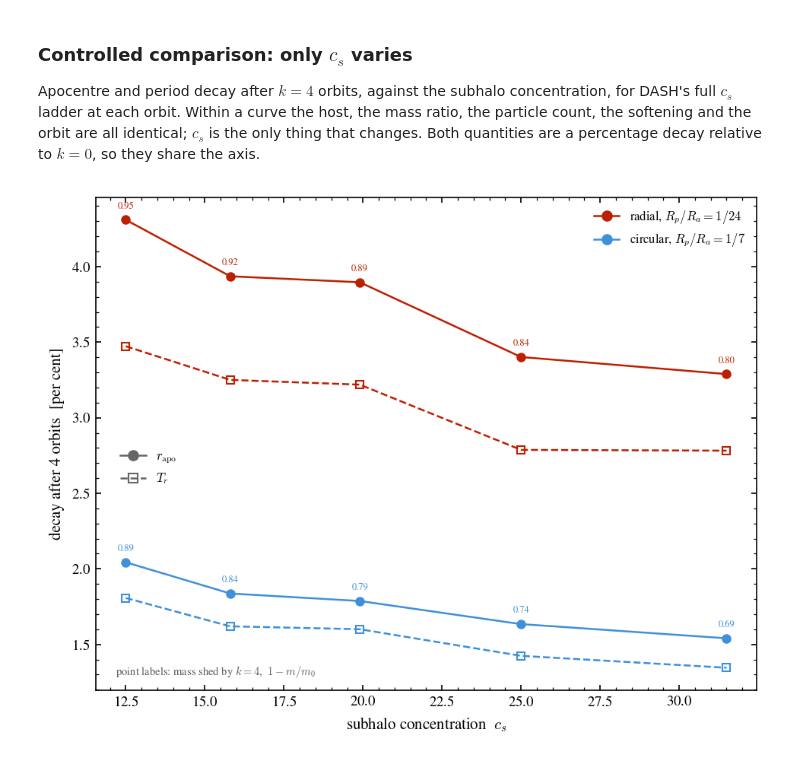
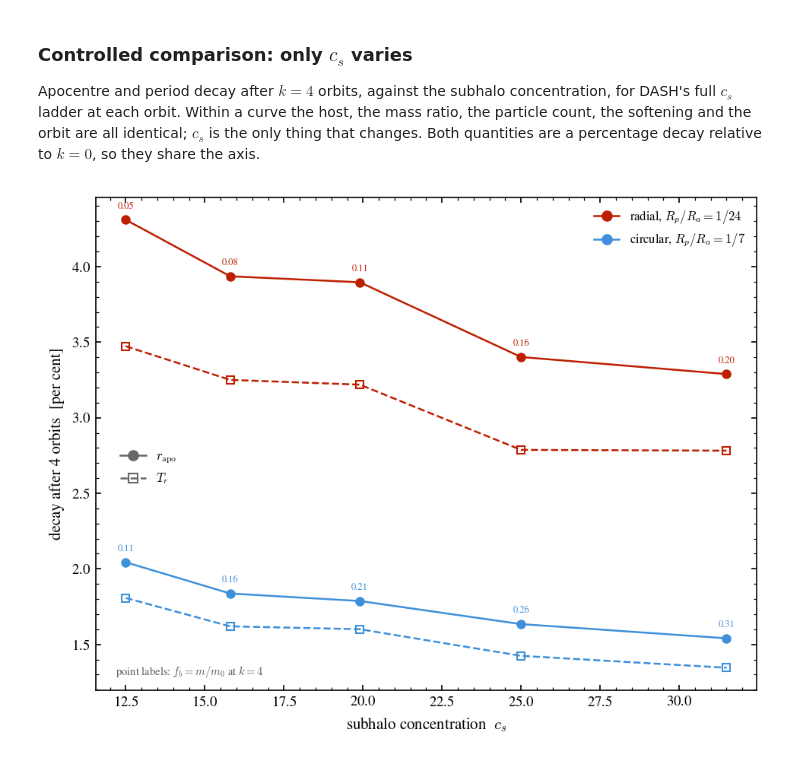
Before and after one commit to fabiokung/SatGen, a Jupyter notebook: subhalo_nbody_orbits.ipynb, the cells around one changed output. Saved outputs shown, nothing was run; the diff lists cells and outputs as text; code cells hidden in the pictures.

```diff
--- a/subhalo_nbody_orbits.ipynb
+++ b/subhalo_nbody_orbits.ipynb
@@ -191,7 +191,7 @@ fig, axes = plt.subplots(1, 2, figsize=(12, 5))
 
 X, Y = [], []
 for lab, color, mk, ls, ra, m in series:
-    axes[0].plot(1. - m / m[0], ra / ra[0], ls, marker=mk, ms=4, color=color,
+    axes[0].plot(m / m[0], ra / ra[0], ls, marker=mk, ms=4, color=color,
                  alpha=0.85, label=lab)
     dlnr = -np.diff(np.log(ra))
     dlnm = -np.diff(np.log(m))
@@ -209,7 +209,7 @@ axes[1].plot(xf, 10.**icpt * xf**slope, '-', lw=1.2, color='0.35', zorder=0,
              label=r'fit: slope $%.2f$, Pearson $\rho$ (log-log) $=%.2f$, $n=%d$'
                    % (slope, rho, ok.sum()))
 
-axes[0].set_xlabel(r'mass shed since infall,  $1 - m/m_0$')
+axes[0].set_xlabel(r'bound fraction,  $f_b = m/m_0$')
 axes[0].set_ylabel(r'$r_{\rm apo}\,/\,r_{\rm apo}(0)$')
 axes[0].axhline(1., ls=':', lw=1, color='0.6')
 axes[0].set_title('cumulative', loc='left', fontsize=9)
@@ -239,39 +239,39 @@ CONTROLLED = [('radial, $R_p/R_a=1/24$', 1.15, 0.2, '#' + RADIAL[0]),
 fig, ax = plt.subplots(figsize=(6.5, 5))
 
 for oname, xc, eta, color in CONTROLLED:
-    dec_r, dec_T, shed = [], [], []
+    dec_r, dec_T, fbk = [], [], []
     for cs in CS_LADDER:
         t, r, fb, rec = load_dash(cs, xc, eta)
         apo, _ = extrema(t, r)
         ta, ra = apo[:, 0], apo[:, 1]
         T = np.diff(ta)
         ka = np.clip(np.round(ta * rec['nTr']).astype(int), 0, len(fb) - 1)
         dec_r.append(100. * (1. - ra[K_CMP] / ra[0]))
         dec_T.append(100. * (1. - T[K_CMP - 1] / T[0]))
-        shed.append(1. - fb[ka[K_CMP]] / fb[ka[0]])
+        fbk.append(fb[ka[K_CMP]] / fb[ka[0]])
     ax.plot(CS_LADDER, dec_r, '-o', ms=5, color=color)
     ax.plot(CS_LADDER, dec_T, '--s', ms=5, color=color, mfc='none')
-    for cs, y, s in zip(CS_LADDER, dec_r, shed):
+    for cs, y, s in zip(CS_LADDER, dec_r, fbk):
         ax.annotate('%.2f' % s, (cs, y), textcoords='offset points',
                     xytext=(0, 7), ha='center', fontsize=6, color=color)
 
-# the annotations are a mass fraction while the y-axis is a percentage; say so
-ax.text(0.03, 0.03, r'point labels: mass shed by $k=%d$,  $1 - m/m_0$' % K_CMP,
+# the annotations are a bound fraction while the y-axis is a percentage; say so
+ax.text(0.03, 0.03, r'point labels: $f_b = m/m_0$ at $k=%d$' % K_CMP,
         transform=ax.transAxes, fontsize=7, color='0.35')
 
 # colour carries the orbit, line style the quantity -- one legend each. The
 # quantity key sits in the empty band between the two orbits' curves.
 line = mpl.lines.Line2D
 orbits = [line([], [], color=c, marker='o', ls='-', label=n)
           for n, _, _, c in CONTROLLED]
 kinds = [line([], [], color='0.4', marker='o', ls='-', label=r'$r_{\rm apo}$'),
          line([], [], color='0.4', marker='s', ls='--', mfc='none', label=r'$T_r$')]
 ax.add_artist(ax.legend(handles=orbits, fontsize=8, loc='upper right'))
 ax.legend(handles=kinds, fontsize=8, loc='center left', bbox_to_anchor=(0.02, 0.45))
 
 ax.set_xlabel(r'subhalo concentration  $c_s$')
 ax.set_ylabel(r'decay after %d orbits  [per cent]' % K_CMP)
 fig.tight_layout()
 plt.show()
 # %% [output]
-[figure, old version]
+[figure, new version]
```
Also changed, not shown: parts of 2 cells of this notebook.
